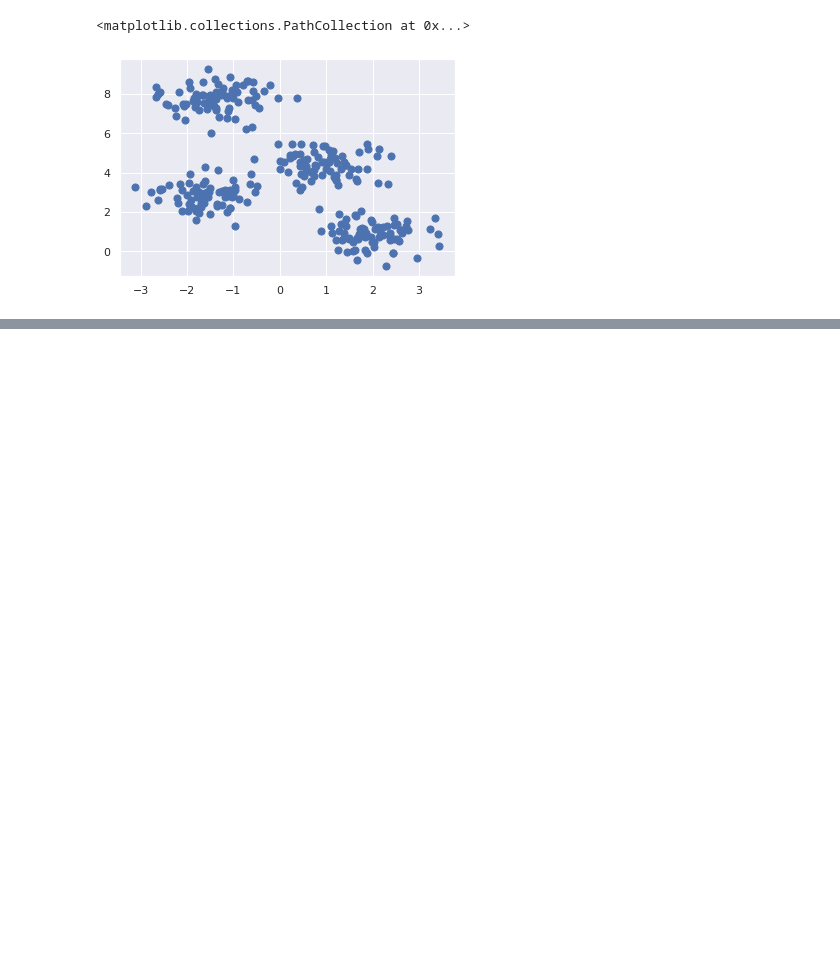
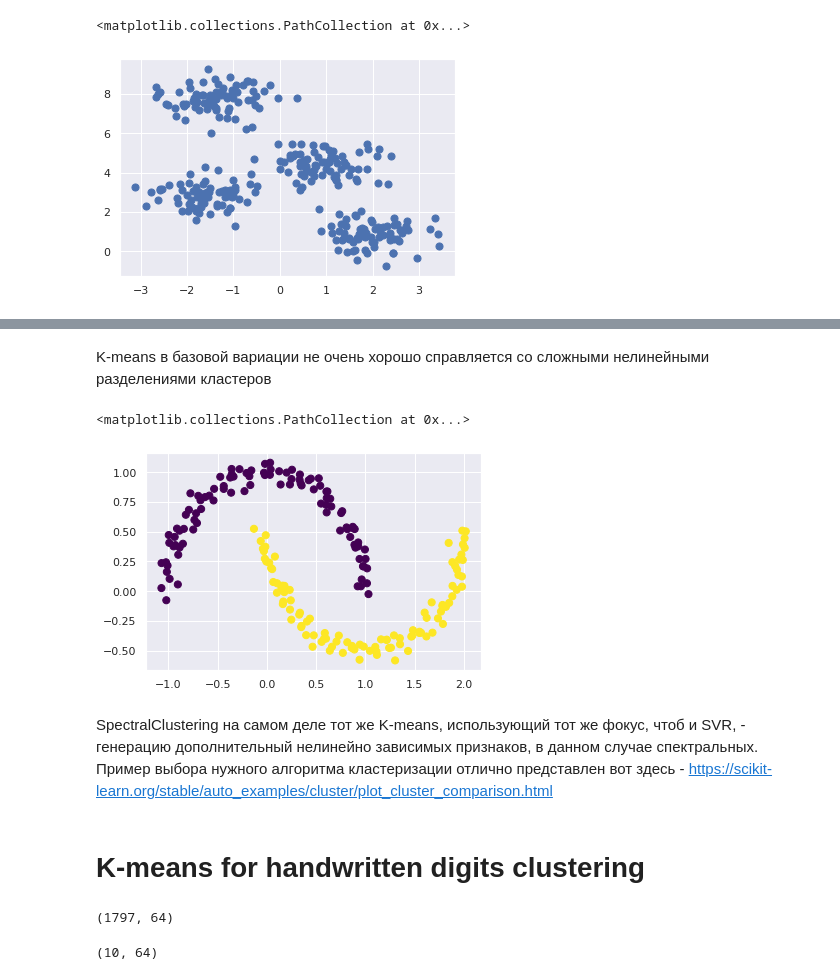
Before and after one commit to adaniky/my_own_reminders, a Jupyter notebook: Python/SkLearn/K-Means.ipynb, the cells around one changed output, grey strips where cells are left out. Drawn from its saved outputs; the diff is of its cells as text; code cells hidden in the pictures; blank space fills up the shorter version.

```diff
--- a/Python/SkLearn/K-Means.ipynb
+++ b/Python/SkLearn/K-Means.ipynb
@@ -27,0 +50,29 @@ plt.scatter(centers[:, 0], centers[:, 1], c='black', s=200, alpha=0.5)
+# %% [markdown]
+K-means в базовой вариации не очень хорошо справляется со сложными нелинейными разделениями кластеров
+# %%
+from sklearn.cluster import SpectralClustering
+model = SpectralClustering(n_clusters=2,
+                           affinity='nearest_neighbors',
+                           assign_labels='kmeans')
+labels = model.fit_predict(X)
+plt.scatter(X[:, 0], X[:, 1], c=labels,
+            s=50, cmap='viridis')
+# %% [output]
+<matplotlib.collections.PathCollection at 0x...>
+[figure, added]
+# %% [markdown]
+SpectralClustering на самом деле тот же K-means, использующий тот же фокус, чтоб и SVR, - генерацию дополнительный нелинейно зависимых признаков, в данном случае спектральных. Пример выбора нужного алгоритма кластеризации отлично представлен вот здесь - https://scikit-learn.org/stable/auto_examples/cluster/plot_cluster_comparison.html
+# %% [markdown]
+# K-means for handwritten digits clustering
+# %%
+from sklearn.datasets import load_digits
+digits = load_digits()
+digits.data.shape
+# %% [output]
+(1797, 64)
+# %%
+kmeans = KMeans(n_clusters=10, random_state=0)
+clusters = kmeans.fit_predict(digits.data)
+kmeans.cluster_centers_.shape
+# %% [output]
+(10, 64)
```
Also changed, not shown: parts of 22 cells of this notebook, 1 other file.
